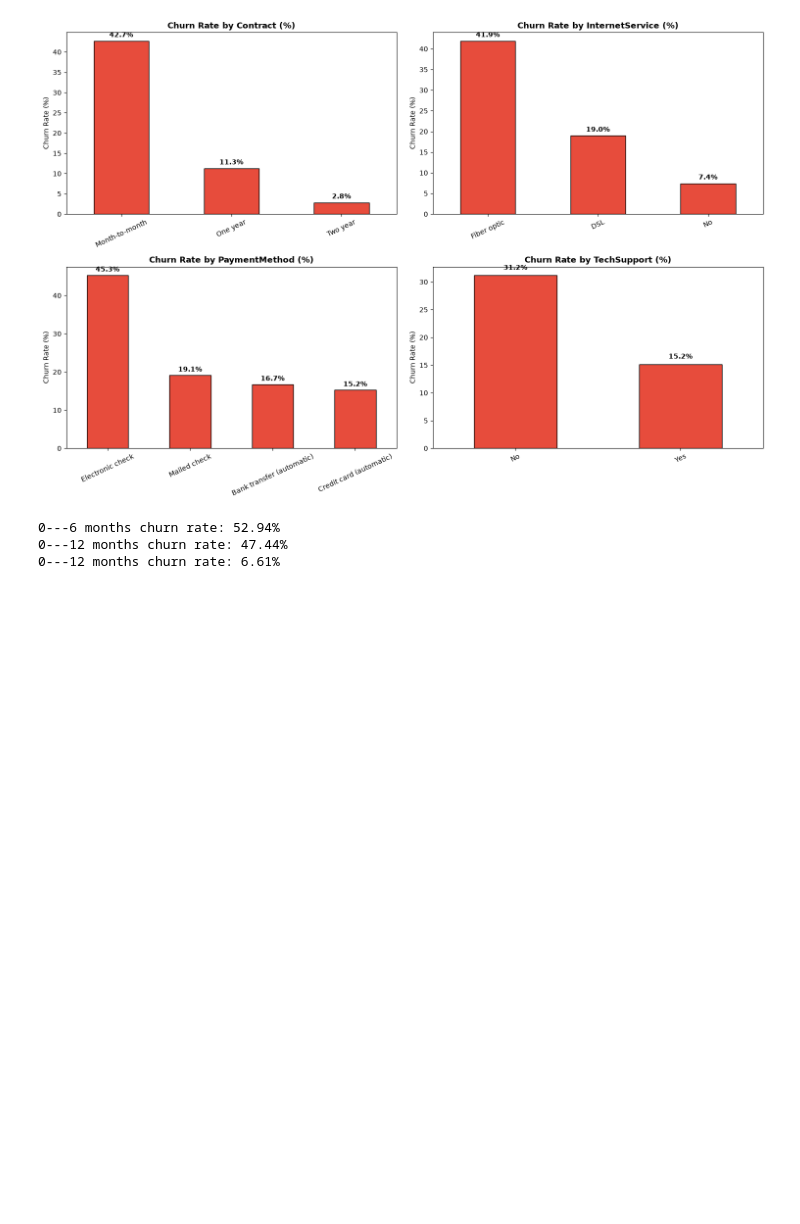
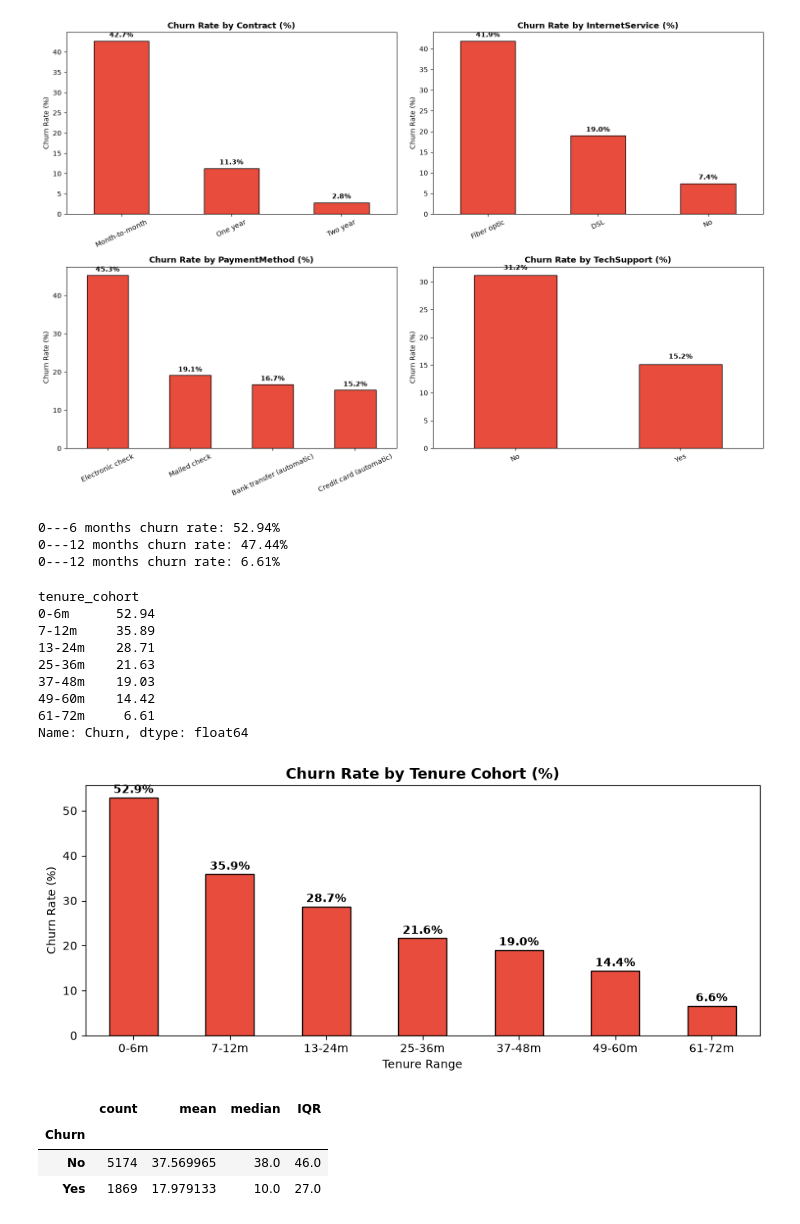
Before and after one commit to Akash-AI44/telco-churn-prediction, a Jupyter notebook: notebooks/eda.ipynb, the cells around one changed output. Saved outputs shown, nothing was run; the diff lists cells and outputs as text; code cells hidden in the pictures; blank space fills up the shorter version.

```diff
--- a/notebooks/eda.ipynb
+++ b/notebooks/eda.ipynb
@@ -200,5 +200,41 @@ print(f"0---12 months churn rate: {rate_60_month:.2f}%")
 # %%
 bins = [0, 6, 12, 24, 36, 48, 60, 72]
 labels = ['0-6m', '7-12m', '13-24m', '25-36m', '37-48m', '49-60m', '61-72m']
 
-df['tenure_cohort'] = pd.cut(df['tenure'],bins=bins, labels=labels, include_lowest=True)
+df['tenure_cohort'] = pd.cut(
+    df['tenure'], bins=bins, labels=labels, include_lowest=True)
+
+cohort_churn = (df.groupby('tenure_cohort')['Churn'].apply(
+    lambda x: (x == 'Yes').mean() * 100)).round(2)
+print(cohort_churn)
+
+plt.figure(figsize=(9, 4))
+cohort_churn.plot(kind='bar', color='#e74c3c', edgecolor='black')
+plt.title("Churn Rate by Tenure Cohort (%)", fontsize=13, fontweight='bold')
+plt.ylabel("Churn Rate (%)")
+plt.xlabel("Tenure Range")
+plt.xticks(rotation=0)
+for i, val in enumerate(cohort_churn):
+    plt.text(i, val + 1, f"{val:.1f}%", ha='center', fontweight='bold')
+plt.tight_layout()
+plt.show()
+# %% [output]
+tenure_cohort
+0-6m      52.94
+7-12m     35.89
+13-24m    28.71
+25-36m    21.63
+37-48m    19.03
+49-60m    14.42
+61-72m     6.61
+Name: Churn, dtype: float64
+[figure, added]
+# %%
+# Compare median and summary stats between Churners and Stayers
+df.groupby("Churn")["tenure"].agg(["count", "mean", "median", lambda x: x.quantile(
+    0.75) - x.quantile(0.25)]).rename(columns={"<lambda_0>": "IQR"})
+# %% [output]
+|  | count | mean | median | IQR |
+| Churn |  |  |  |  |
+| No | 5174 | 37.569965 | 38.0 | 46.0 |
+| Yes | 1869 | 17.979133 | 10.0 | 27.0 |
```
